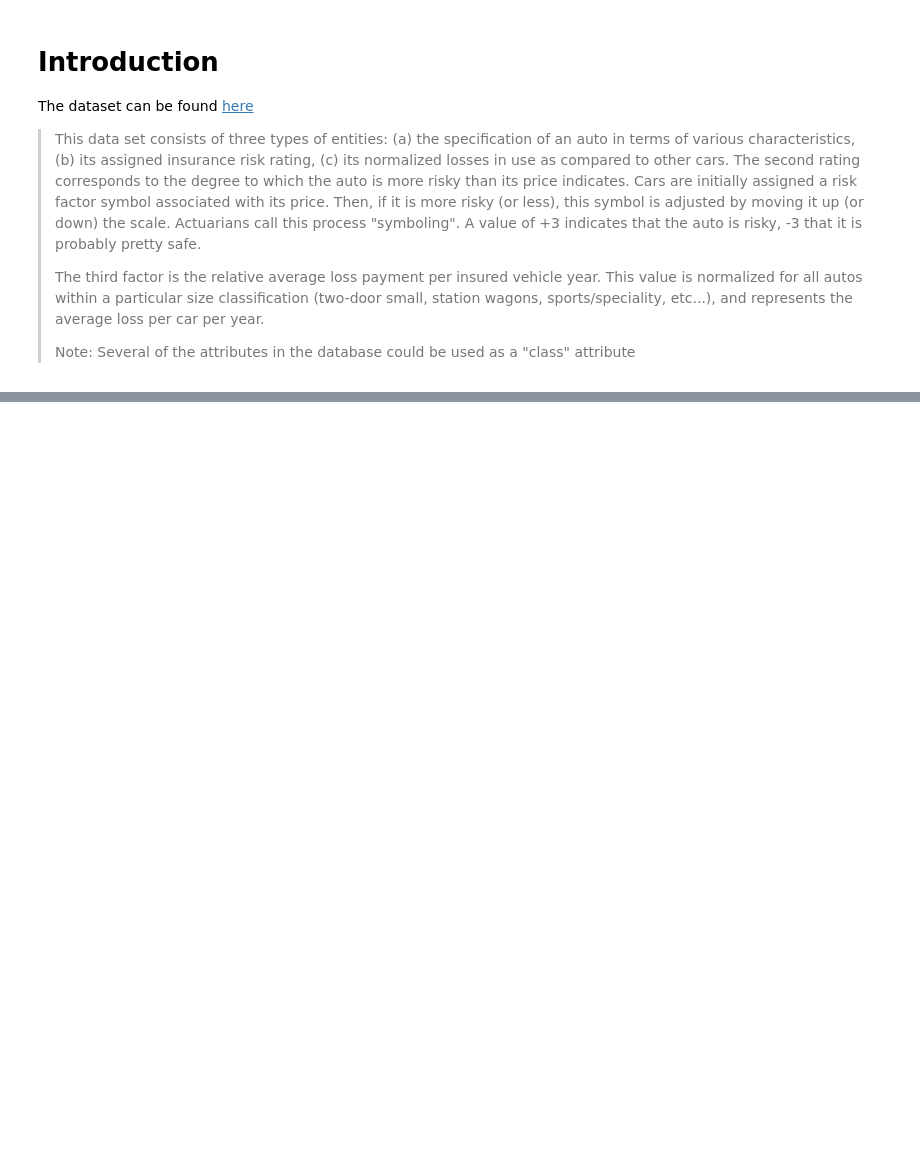
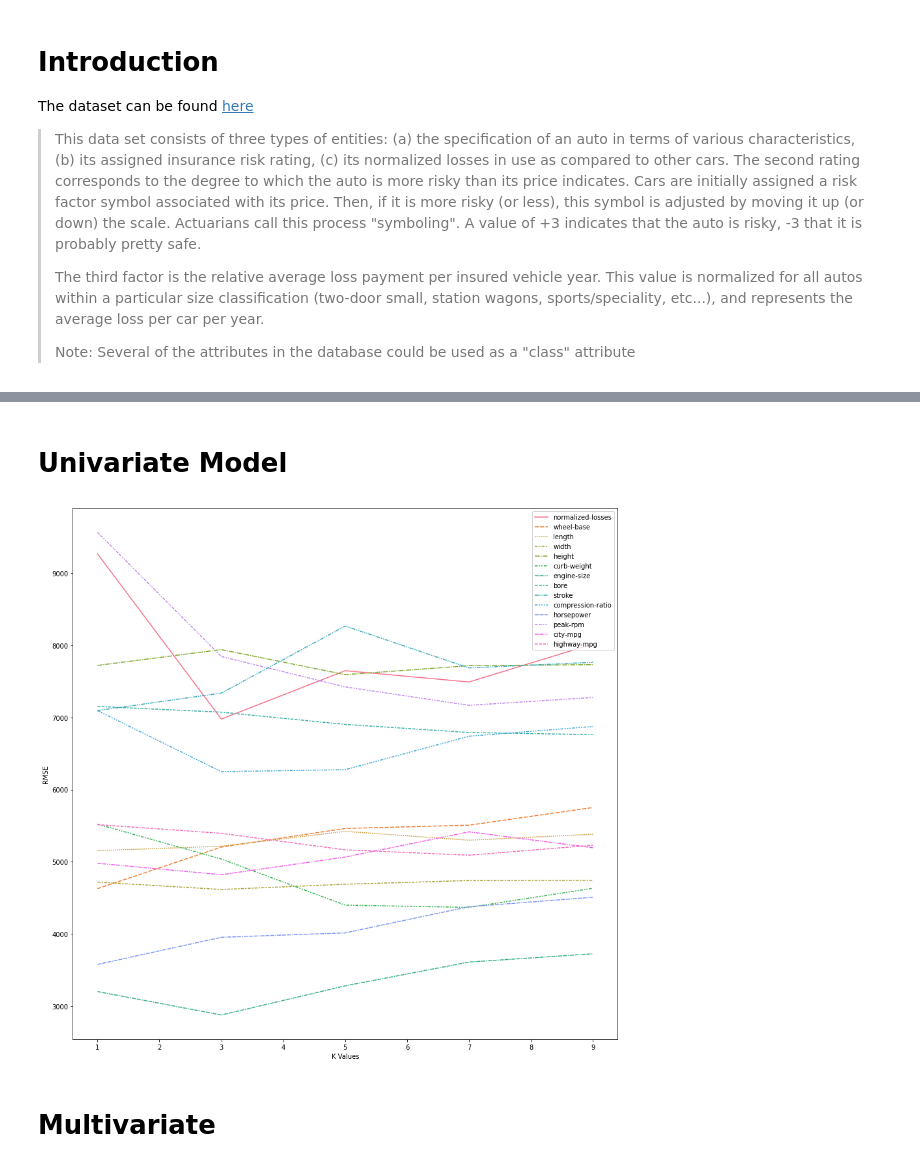
Before and after one commit to chouwwa/Predicting-Car-Prices, a Jupyter notebook: Predicting Car Prices.ipynb, the cells around one changed output, grey strips where cells are left out. Drawn from its saved outputs; the diff is of its cells as text; code cells hidden in the pictures; blank space fills up the shorter version.

Commit message:
up to multivariate

```diff
--- a/Predicting Car Prices.ipynb
+++ b/Predicting Car Prices.ipynb
@@ -46,0 +57,2 @@ cars.describe(include='all')
+# %%
+working_set = cars[features + target].astype('float')
@@ -46,0 +93,4 @@ cars.describe(include='all')
+# %%
+working_set = working_set.dropna(subset=['price']).fillna(working_set.mean())
+display(working_set)
+display(working_set.isna().sum())
@@ -46,0 +145,42 @@ cars.describe(include='all')
+# %% [markdown]
+# Univariate Model
+# %%
+from sklearn.neighbors import KNeighborsRegressor
+from sklearn.metrics import mean_squared_error as meansqerr
+import seaborn as sns
+
+def knn_train_test(train_col, target_col, df, k):
+    knn = KNeighborsRegressor(n_neighbors=k)
+    np.random.seed(1)
+    shuffled_df = df.reindex(np.random.permutation(df.index))
+
+    split = shuffled_df.shape[0] // 2
+    train = shuffled_df.iloc[:split]
+    test = shuffled_df.iloc[split:]
+
+    train_col = list(train_col)
+    knn.fit(train[train_col], train[target_col])
+    predictions = knn.predict(test[train_col])
+
+    rmse = np.sqrt(meansqerr(test[target_col], predictions))
+    return rmse
+# %%
+rmse_data = {}
+for each in working_set.columns.drop('price'):
+    for i in (1, 3, 5, 7, 9):
+        if each in rmse_data:
+            rmse_data[each].append(knn_train_test([each], target, working_set, i))
+        else:
+            rmse_data[each] = [knn_train_test([each], target, working_set, i)]
+
+rmse_data = pd.DataFrame(rmse_data, index=(1,3,5,7,9))
+# %%
+plt.figure('bestk', figsize=(15,15))
+sns.lineplot(data=rmse_data)
+plt.xlabel('K Values')
+plt.ylabel('RMSE')
+plt.show()
+# %% [output]
+[figure, added]
+# %% [markdown]
+# Multivariate
```
Also changed, not shown: parts of 16 cells of this notebook.
